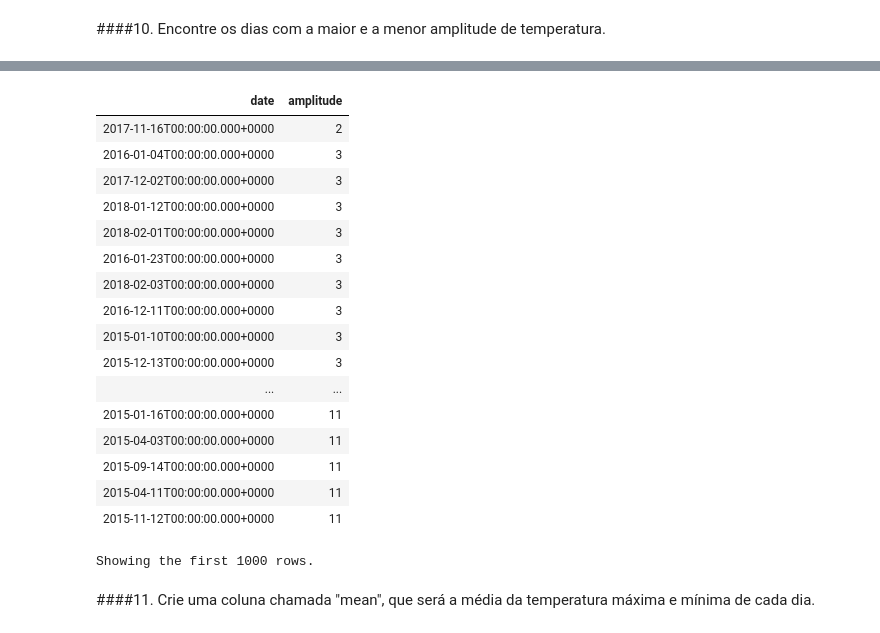
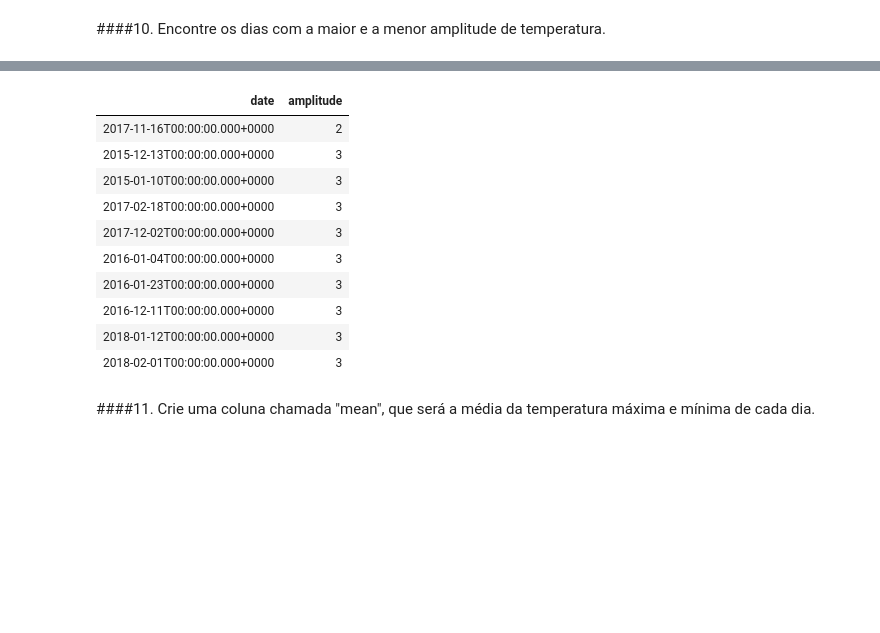
Before and after one commit to JLVanin/Data-Science-Growdev, a Jupyter notebook: Programação com Pyspark/Avaliação_Final.ipynb, the cells around one changed output, grey strips where cells are left out. Drawn from its saved outputs; the diff is of its cells as text; code cells hidden in the pictures; blank space fills up the shorter version.

```diff
--- a/Programação com Pyspark/Avaliação_Final.ipynb
+++ b/Programação com Pyspark/Avaliação_Final.ipynb
@@ -219,27 +184,20 @@ Showing the first 1000 rows.
 # %%
 min_ampl_temp = df_temps.select('date', 'amplitude')\
                         .sort('amplitude')
 
-display(min_ampl_temp)
+display(min_ampl_temp.limit(10))
 # %% [output]
 | date | amplitude |
 | 2017-11-16T00:00:00.000+0000 | 2 |
+| 2015-12-13T00:00:00.000+0000 | 3 |
+| 2015-01-10T00:00:00.000+0000 | 3 |
+| 2017-02-18T00:00:00.000+0000 | 3 |
+| 2017-12-02T00:00:00.000+0000 | 3 |
 | 2016-01-04T00:00:00.000+0000 | 3 |
-| 2017-12-02T00:00:00.000+0000 | 3 |
+| 2016-01-23T00:00:00.000+0000 | 3 |
+| 2016-12-11T00:00:00.000+0000 | 3 |
 | 2018-01-12T00:00:00.000+0000 | 3 |
 | 2018-02-01T00:00:00.000+0000 | 3 |
-| 2016-01-23T00:00:00.000+0000 | 3 |
-| 2018-02-03T00:00:00.000+0000 | 3 |
-| 2016-12-11T00:00:00.000+0000 | 3 |
-| 2015-01-10T00:00:00.000+0000 | 3 |
-| 2015-12-13T00:00:00.000+0000 | 3 |
-| ... | ... |
-| 2015-01-16T00:00:00.000+0000 | 11 |
-| 2015-04-03T00:00:00.000+0000 | 11 |
-| 2015-09-14T00:00:00.000+0000 | 11 |
-| 2015-04-11T00:00:00.000+0000 | 11 |
-| 2015-11-12T00:00:00.000+0000 | 11 |
-Showing the first 1000 rows.
 # %% [markdown]
 ####11. Crie uma coluna chamada "mean", que será a média da temperatura máxima e mínima de cada dia.
 # %%
```
Also changed, not shown: parts of 17 cells of this notebook.
